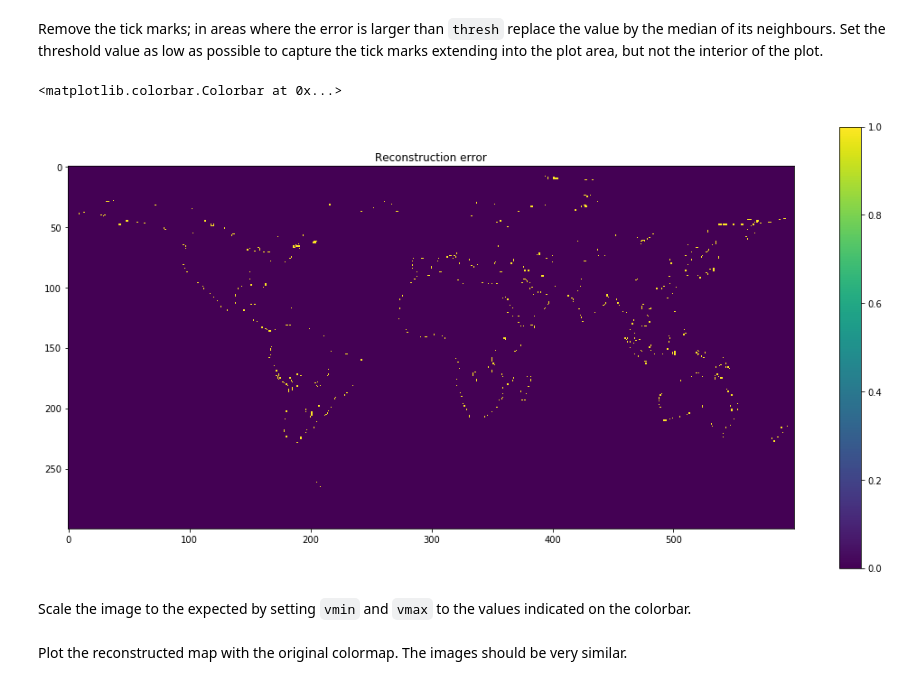
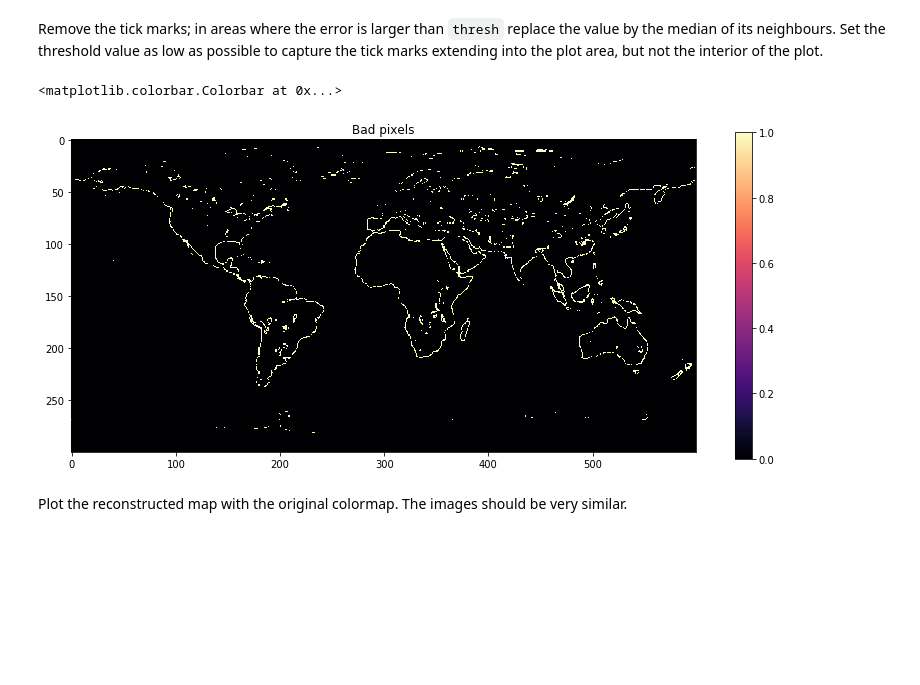
Before and after one commit to codacy-badger/imageslurper, a Jupyter notebook: imageslurper.ipynb, the cells around one changed output. Saved outputs shown, nothing was run; the diff lists cells and outputs as text; code cells hidden in the pictures; blank space fills up the shorter version.

```diff
--- a/imageslurper.ipynb
+++ b/imageslurper.ipynb
@@ -142,0 +133,4 @@ img = ax.imshow(err, cmap='viridis')
+# %%
+vmin, vmax = 180, 280
+reconstructed = reconstructed * (vmax - vmin) + vmin
+err = err * (vmax - vmin)
@@ -143,15 +160,15 @@ img = ax.imshow(err, cmap='viridis')
 # %% [markdown]
 Remove the tick marks; in areas where the error is larger than `thresh` replace the value by the median of its neighbours. Set the threshold value as low as possible to capture the tick marks extending into the plot area, but not the interior of the plot.
 # %%
-error_threshold=.20
+error_threshold=15
 
-fig, ax = plt.subplots(1, 1, figsize=(18,9))
-ax.set_title('Reconstruction error')
-img = ax.imshow(1.0 * (err > error_threshold), cmap='viridis')
+fig, ax = plt.subplots(1, 1, figsize=(14,6))
+ax.set_title('Bad pixels')
+img = ax.imshow(1.0 * (err > error_threshold), cmap='magma')
 fig.colorbar(img, ax=ax)
 # %% [output]
 <matplotlib.colorbar.Colorbar at 0x...>
-[figure, old version]
+[figure, new version]
 # %%
 def hole_fill(data, error, di=5, thresh=.02):
 
@@ -173,5 +190,3 @@ def hole_fill(data, error, di=5, thresh=.02):
     return result
 
 filled = hole_fill(reconstructed, err, thresh=error_threshold)
-# %% [markdown]
-Scale the image to the expected by setting `vmin` and `vmax` to the values indicated on the colorbar.
```
Also changed, not shown: parts of 9 cells of this notebook, 5 other files.
